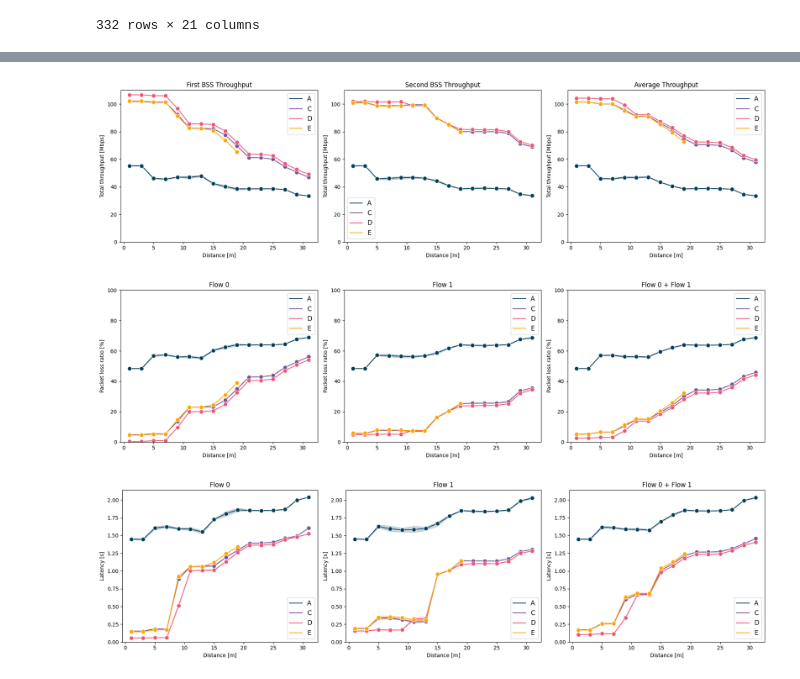
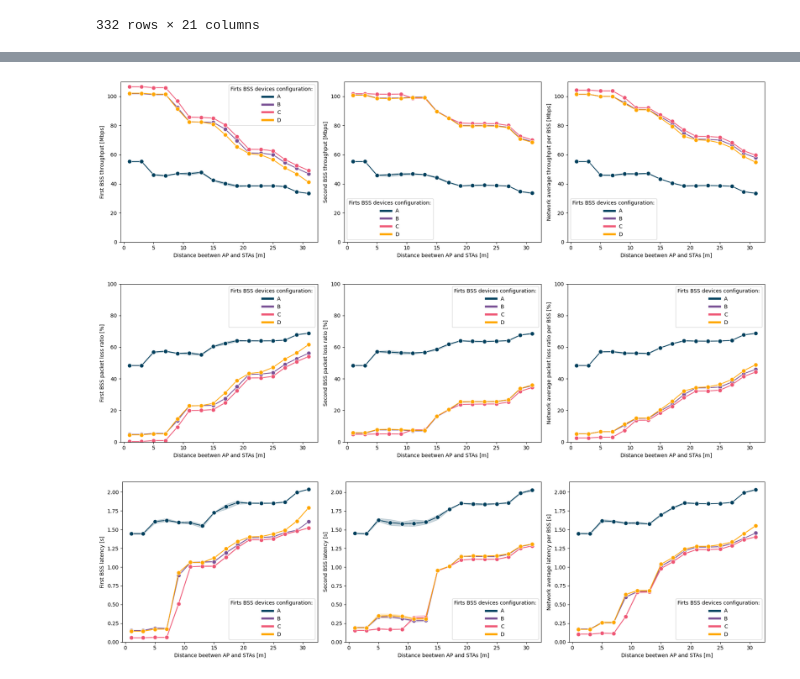
Before and after one commit to fmargul/magisterka, a Jupyter notebook: scenario 2/distance2F.ipynb, the cells around one changed output, grey strips where cells are left out. Drawn from its saved outputs; the diff is of its cells as text; code cells hidden in the pictures.

```diff
--- a/scenario 2/distance2F.ipynb
+++ b/scenario 2/distance2F.ipynb
@@ -144,13 +52,13 @@ df_sum = (
 # ----------- Parametry wykresu -----------
 
 fig, axes = plt.subplots(1, 3, figsize=(18, 5), sharey=False)  # Trzy wykresy w jednym rzędzie
-xlabel = "Distance [m]"
+xlabel = "Distance beetwen AP and STAs [m]"
 
 # Listy danych i tytułów do iteracji
 plot_data = [
-    (df0, 'First BSS Throughput'),
-    (df1, 'Second BSS Throughput'),
-    (df_sum, 'Average Throughput')
+    (df0, 'First BSS throughput [Mbps]'),
+    (df1, 'Second BSS throughput [Mbps]'),
+    (df_sum, 'Network average throughput per BSS [Mbps]')
 ]
 
 # ----------- Rysowanie wykresów -----------
@@ -166,15 +74,18 @@ for i, (df, title) in enumerate(plot_data):
         line.set_markersize(marker_size)
 
     handles, labels = axes[i].get_legend_handles_labels()
+    for handle in handles:
+        handle.set_linewidth(4)
     axes[i].legend(
-        handles=handles[1:7],  # Przytnij, jeśli trzeba
-        labels=['A', 'C', 'D', 'E'],  # Twoje etykiety
-        ncol=1,
-        fontsize='large'
+        handles=handles[1:8],
+        labels=['A', 'B', 'C', 'D'],
+        ncol=1,              # Liczba kolumn w legendzie
+        fontsize='medium',   # Rozmiar czcionki
+        title='Firts BSS devices configuration:',         # <- Tytuł legendy
+        title_fontsize='medium'    # <- Rozmiar czcionki tytułu
     )
 
-    axes[i].set(xlabel=xlabel, ylabel='Total throughput [Mbps]')
-    axes[i].set_title(title, fontsize='large')
+    axes[i].set(xlabel=xlabel, ylabel=title)
     if i != 2:
         axes[i].set_ylim(0, 110)
     else:
@@ -187,18 +98,18 @@ plt.tight_layout()
 plt.savefig('dist_thr_flows.svg', bbox_inches='tight')
 plt.show()
 # %% [output]
-[figure, old version]
+[figure, new version]
 # %%
 # ----------- Parametry wykresu -----------
 
 fig, axes = plt.subplots(1, 3, figsize=(18, 5), sharey=False)  # Trzy wykresy w jednym rzędzie
-xlabel = "Distance [m]"
+xlabel = "Distance beetwen AP and STAs [m]"
 
 # Listy danych i tytułów do iteracji
 plot_data = [
-    (df0, 'Flow 0'),
-    (df1, 'Flow 1'),
-    (df_sum, 'Flow 0 + Flow 1')
+    (df0, 'First BSS packet loss ratio [%]'),
+    (df1, 'Second BSS packet loss ratio [%]'),
+    (df_sum, 'Network average packet loss ratio per BSS [%]')
 ]
 
 # ----------- Rysowanie wykresów -----------
@@ -214,15 +125,18 @@ for i, (df, title) in enumerate(plot_data):
         line.set_markersize(marker_size)
 
     handles, labels = axes[i].get_legend_handles_labels()
+    for handle in handles:
+        handle.set_linewidth(4)
     axes[i].legend(
-        handles=handles[1:7],  # Przytnij, jeśli trzeba
-        labels=['A', 'C', 'D', 'E'],  # Twoje etykiety
-        ncol=1,
-        fontsize='large'
+        handles=handles[1:8],
+        labels=['A', 'B', 'C', 'D'],
+        ncol=1,              # Liczba kolumn w legendzie
+        fontsize='medium',   # Rozmiar czcionki
+        title='Firts BSS devices configuration:',         # <- Tytuł legendy
+        title_fontsize='medium'    # <- Rozmiar czcionki tytułu
     )
 
-    axes[i].set(xlabel=xlabel, ylabel='Packet loss ratio [%]')
-    axes[i].set_title(title, fontsize='large')
+    axes[i].set(xlabel=xlabel, ylabel=title)
     axes[i].set_ylim(0, 100)
     axes[i].grid(color='white', linestyle='--', linewidth=0.5)
 
@@ -232,52 +146,54 @@ plt.tight_layout()
 plt.savefig('dist_loss_flows.svg', bbox_inches='tight')
 plt.show()
 # %% [output]
-[figure, old version]
+[figure, new version]
 # %%
 # ----------- Parametry wykresu -----------
 
 fig, axes = plt.subplots(1, 3, figsize=(18, 5), sharey=False)  # Trzy wykresy w jednym rzędzie
-xlabel = "Distance [m]"
 
 # Listy danych i tytułów do iteracji
 plot_data = [
-    (df0, 'Flow 0'),
-    (df1, 'Flow 1'),
-    (df_sum, 'Flow 0 + Flow 1')
+    (df0, 'First BSS latency [s]'),
+    (df1, 'Second BSS latency [s]'),
+    (df_sum, 'Network average latency per BSS [s]')
 ]
 
 # ----------- Rysowanie wykresów -----------
 
 for i, (df, title) in enumerate(plot_data):
     sns.lineplot(data=df, x='distance', y='latency', hue='scenario',
                  errorbar=('ci'), markers=True, palette=palette,
                  style='flow' if 'flow' in df.columns else None,
                  ax=axes[i])
 
     axes[i].tick_params(axis='y', which='both', labelleft=True)
     for line in axes[i].get_lines():
         line.set_markersize(marker_size)
 
     handles, labels = axes[i].get_legend_handles_labels()
+    for handle in handles:
+        handle.set_linewidth(4)
     axes[i].legend(
-        handles=handles[1:7],  # Przytnij, jeśli trzeba
-        labels=['A', 'C', 'D', 'E'],  # Twoje etykiety
-        ncol=1,
-        fontsize='large'
+        handles=handles[1:8],
+        labels=['A', 'B', 'C', 'D'],
+        ncol=1,              # Liczba kolumn w legendzie
+        fontsize='medium',   # Rozmiar czcionki
+        title='Firts BSS devices configuration:',         # <- Tytuł legendy
+        title_fontsize='medium'    # <- Rozmiar czcionki tytułu
     )
 
-    axes[i].set(xlabel=xlabel, ylabel='Latency [s]')
-    axes[i].set_title(title, fontsize='large')
+    axes[i].set(xlabel=xlabel, ylabel=title)
     axes[i].set_ylim(0)
     axes[i].grid(color='white', linestyle='--', linewidth=0.5)
 
 # ----------- Zapis i wyświetlenie -----------
 
 plt.tight_layout()
 plt.savefig('dist_lat_flows.svg', bbox_inches='tight')
 plt.show()
 # %% [output]
-[figure, old version]
+[figure, new version]
 # %%
 # ----------- Parametry wykresu -----------
 
```
Also changed, not shown: parts of 10 cells of this notebook, 8 other files.
